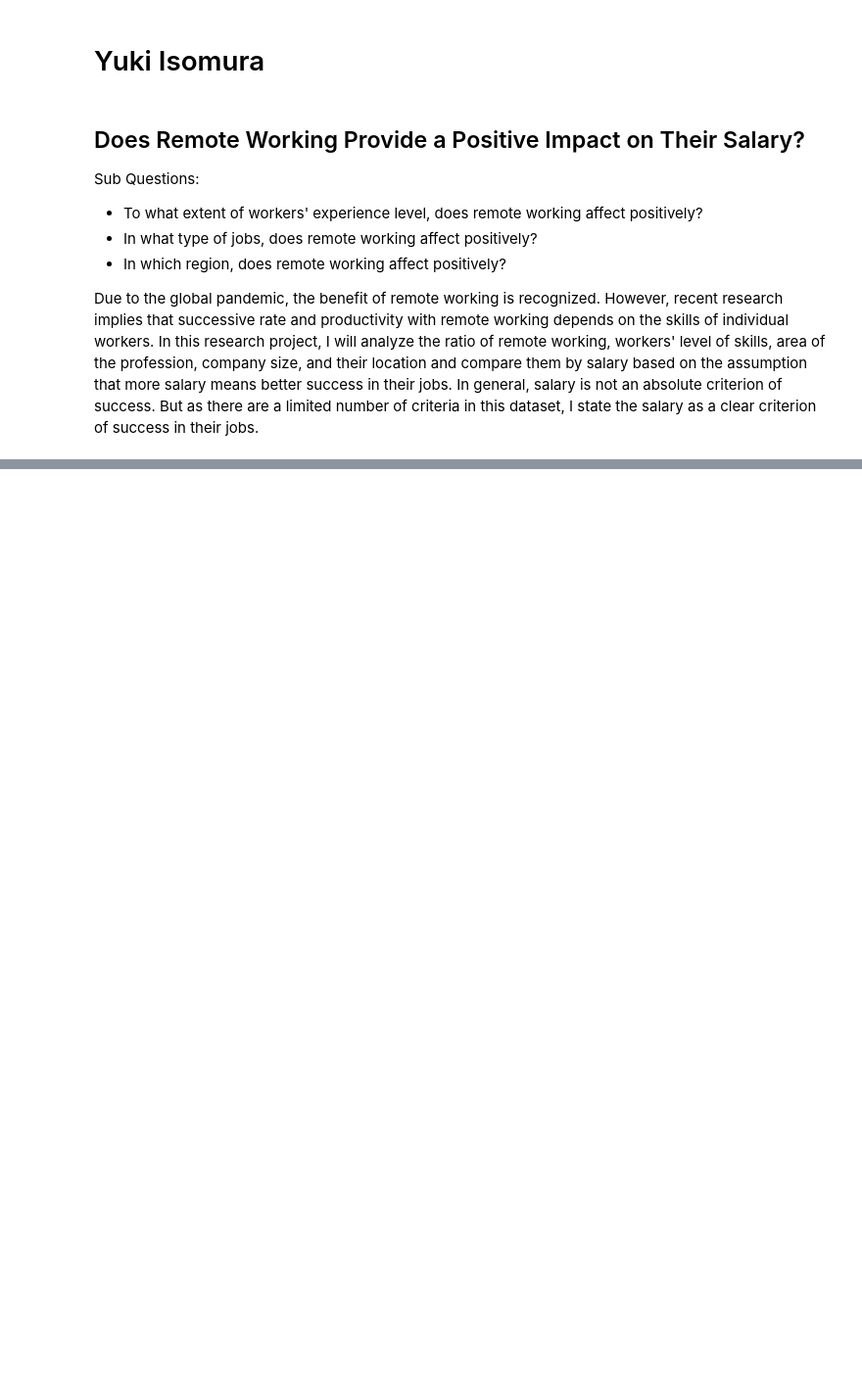
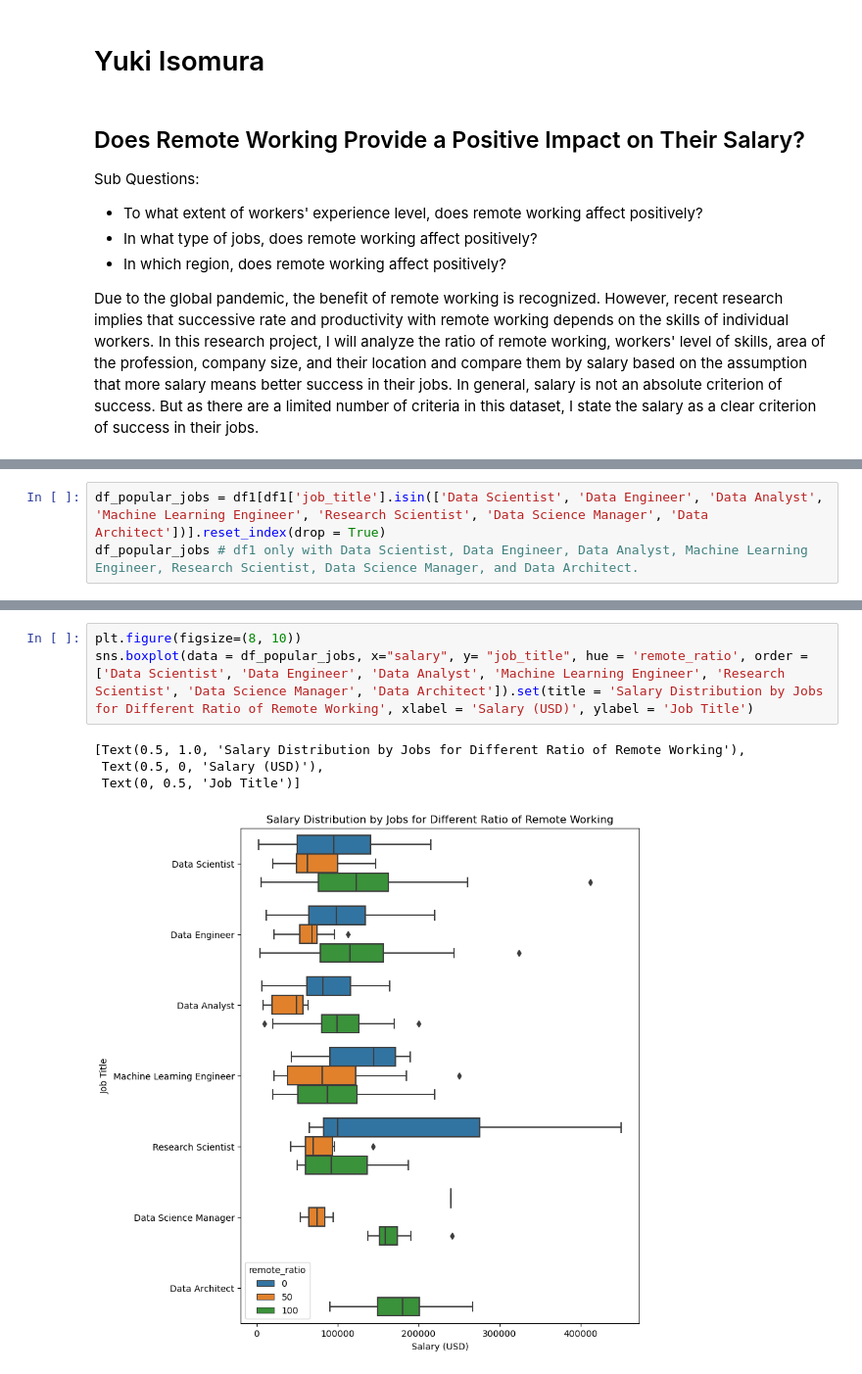
Before and after one commit to ubco-W2022T2-data301/project-group-group07, a Jupyter notebook: analysis/analysis3.ipynb, the cells around one changed output, grey strips where cells are left out. Shown at 98% size. Drawn from its saved outputs; the diff is of its cells as text; blank space fills up the shorter version.

```diff
--- a/analysis/analysis3.ipynb
+++ b/analysis/analysis3.ipynb
@@ -35,0 +105,3 @@ df
+# %%
+df_popular_jobs = df1[df1['job_title'].isin(['Data Scientist', 'Data Engineer', 'Data Analyst', 'Machine Learning Engineer', 'Research Scientist', 'Data Science Manager', 'Data Architect'])].reset_index(drop = True)
+df_popular_jobs # df1 only with Data Scientist, Data Engineer, Data Analyst, Machine Learning Engineer, Research Scientist, Data Science Manager, and Data Architect.
@@ -35,0 +122,8 @@ df
+# %%
+plt.figure(figsize=(8, 10))
+sns.boxplot(data = df_popular_jobs, x="salary", y= "job_title", hue = 'remote_ratio', order = ['Data Scientist', 'Data Engineer', 'Data Analyst', 'Machine Learning Engineer', 'Research Scientist', 'Data Science Manager', 'Data Architect']).set(title = 'Salary Distribution by Jobs for Different Ratio of Remote Working', xlabel = 'Salary (USD)', ylabel = 'Job Title')
+# %% [output]
+[Text(0.5, 1.0, 'Salary Distribution by Jobs for Different Ratio of Remote Working'),
+ Text(0.5, 0, 'Salary (USD)'),
+ Text(0, 0.5, 'Job Title')]
+[figure, added]
```
Also changed, not shown: parts of 21 cells of this notebook.
